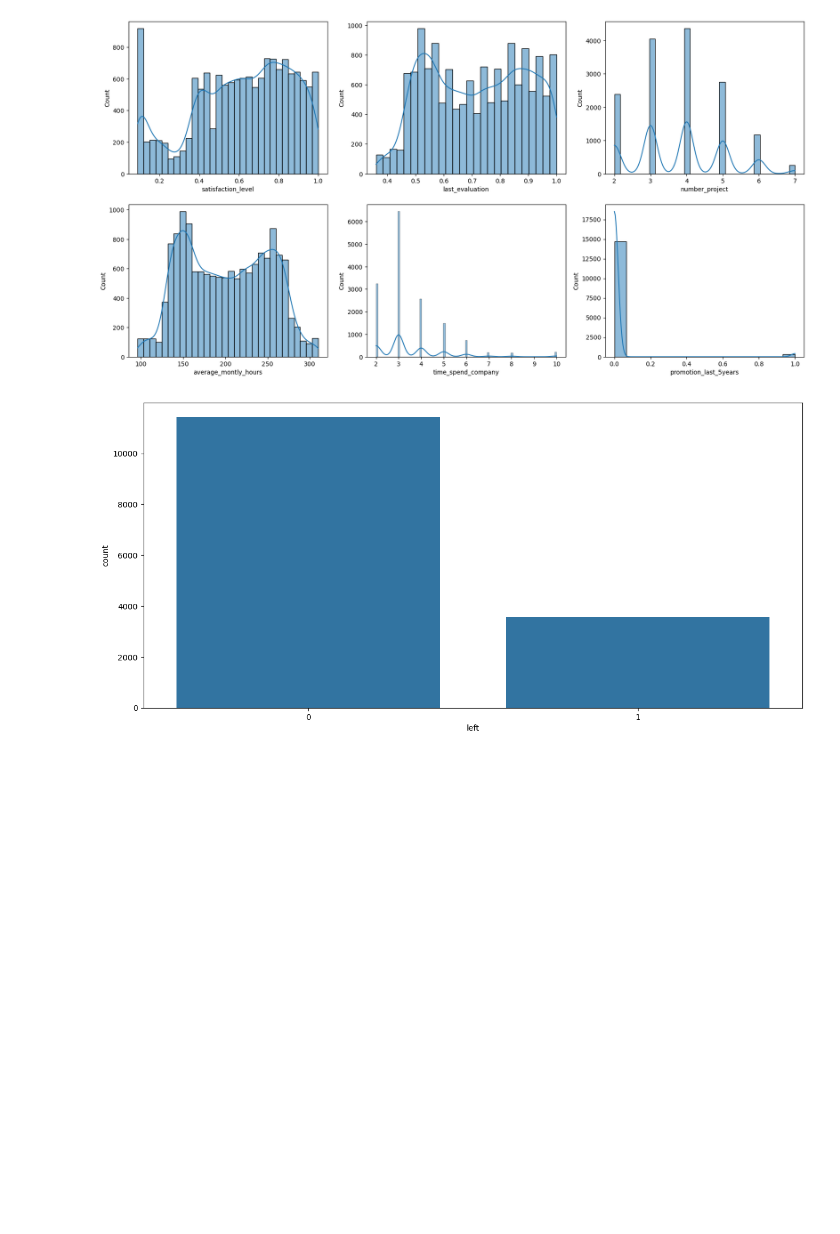
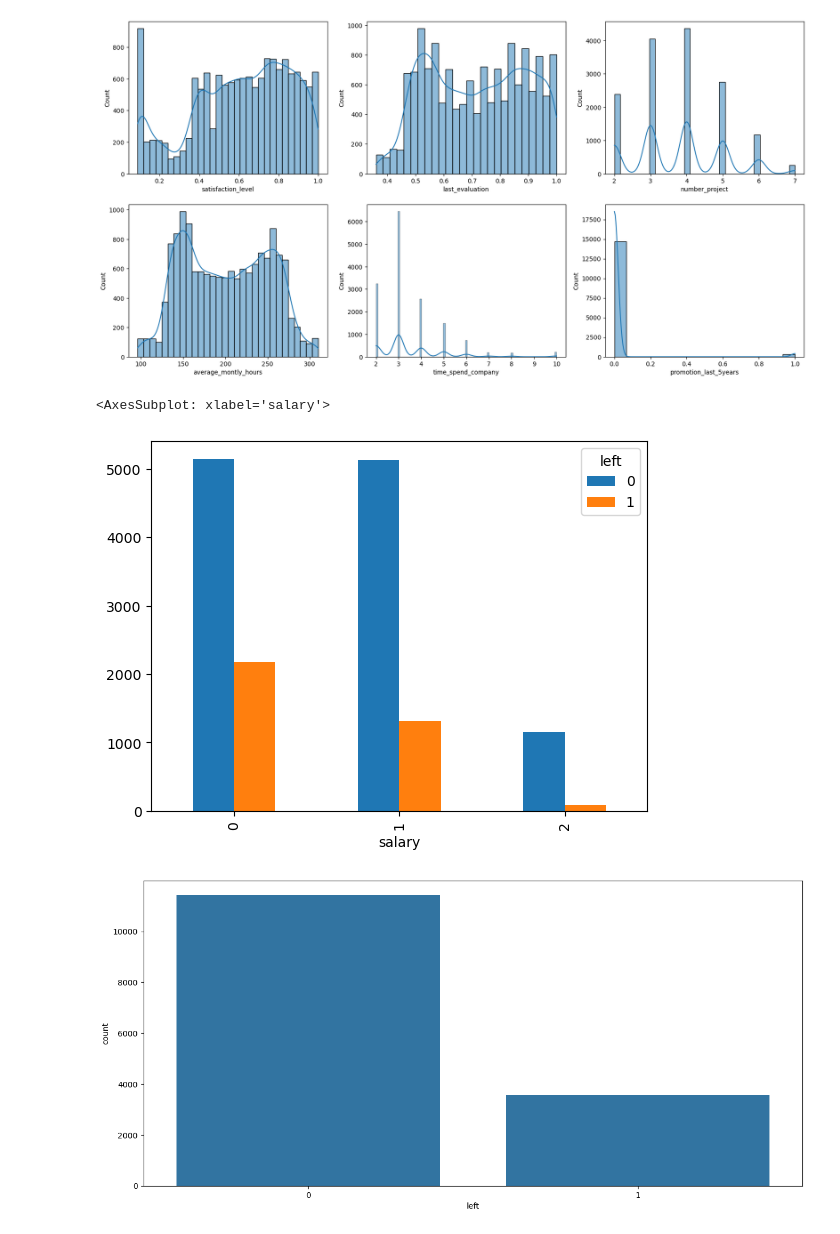
Before and after one commit to Aifedayo/data-science-maths, a Jupyter notebook: log-reg-hr-analytics.ipynb, the cells around one changed output. Cells and saved outputs as stored; diff of their text form; code cells hidden in the pictures; blank space fills up the shorter version.

Commit message:
using crosstab

```diff
--- a/log-reg-hr-analytics.ipynb
+++ b/log-reg-hr-analytics.ipynb
@@ -76,6 +76,11 @@ sns.histplot(df["time_spend_company"], ax=ax[1,1], kde=True)
 sns.histplot(df["promotion_last_5years"], ax=ax[1,2], kde=True);
 # %% [output]
 [figure]
+# %%
+pd.crosstab(df.salary, df.left).plot(kind='bar');
+# %% [output]
+<AxesSubplot: xlabel='salary'>
+[figure, added]
 # %%
 # Employees Count
 fig = plt.figure(figsize=(15,7))
```
